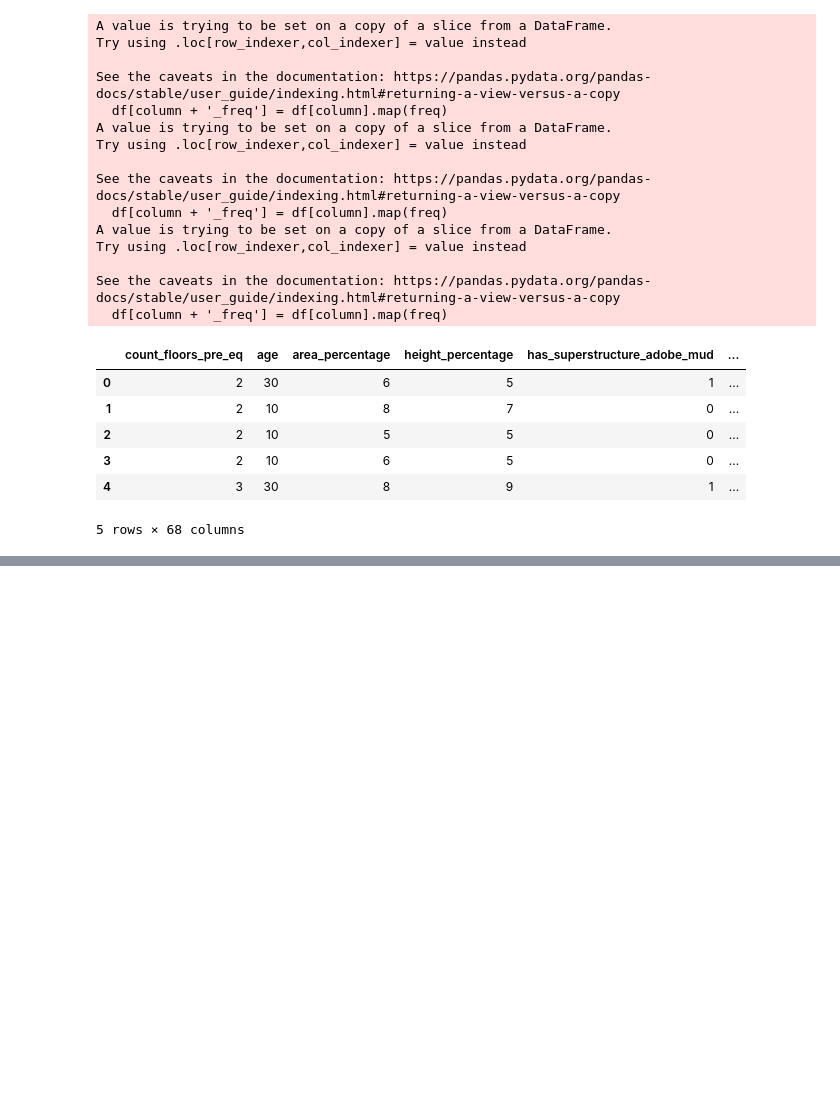
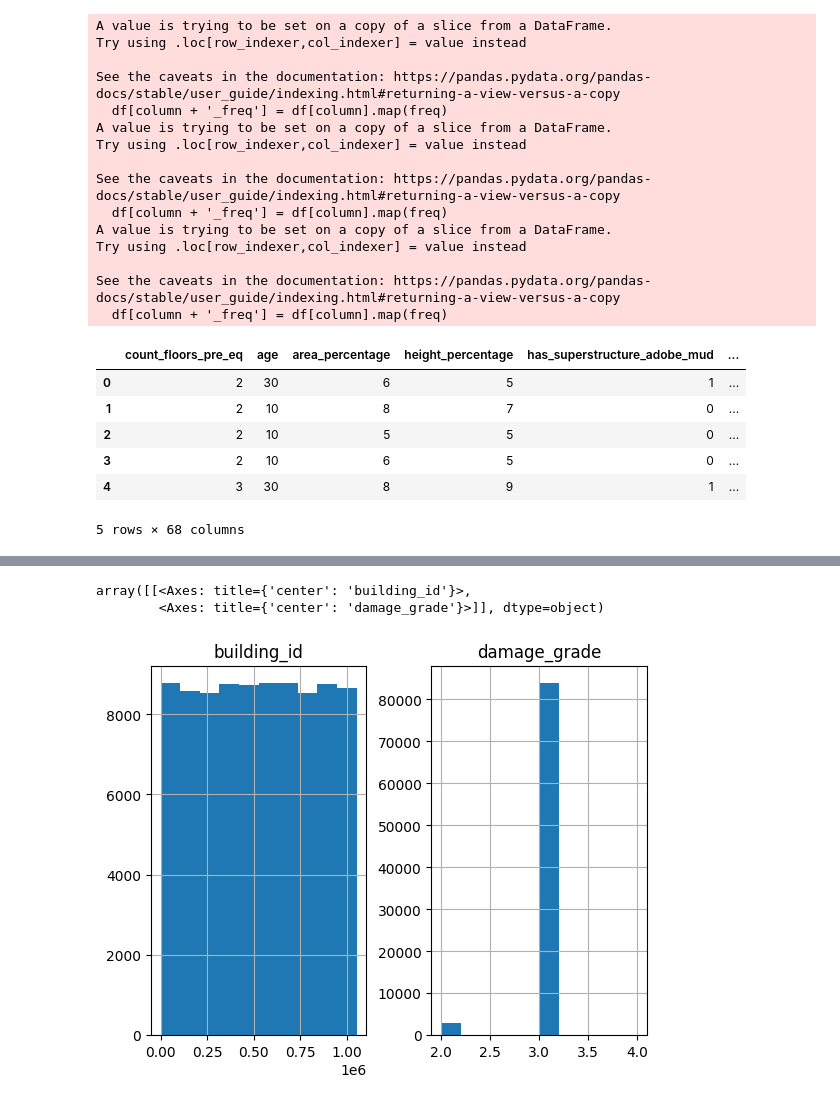
Before and after one commit to PundirNeetu/MiniCompetition, a Jupyter notebook: notebooks/Exploration.ipynb, the cells around one changed output, grey strips where cells are left out. Drawn from its saved outputs; the diff is of its cells as text; code cells hidden in the pictures; blank space fills up the shorter version.

Commit message:
plot.py added

```diff
--- a/notebooks/Exploration.ipynb
+++ b/notebooks/Exploration.ipynb
@@ -626,3 +626,7 @@ See the caveats in the documentation: https://pandas.pydata.org/pandas-docs/stab
 | 3 | 2 | 10 | 6 | 5 | 0 | ... |
 | 4 | 3 | 30 | 8 | 9 | 1 | ... |
 5 rows × 68 columns
+# %%
+import pandas as pd
+df = pd.read_csv('../data/output_XGB_04.csv')
+df.head(20)
@@ -628,0 +651,6 @@ See the caveats in the documentation: https://pandas.pydata.org/pandas-docs/stab
+# %%
+df.hist()
+# %% [output]
+array([[<Axes: title={'center': 'building_id'}>,
+        <Axes: title={'center': 'damage_grade'}>]], dtype=object)
+[figure, added]
```
Also changed, not shown: parts of 3 cells of this notebook, 3 other files.
